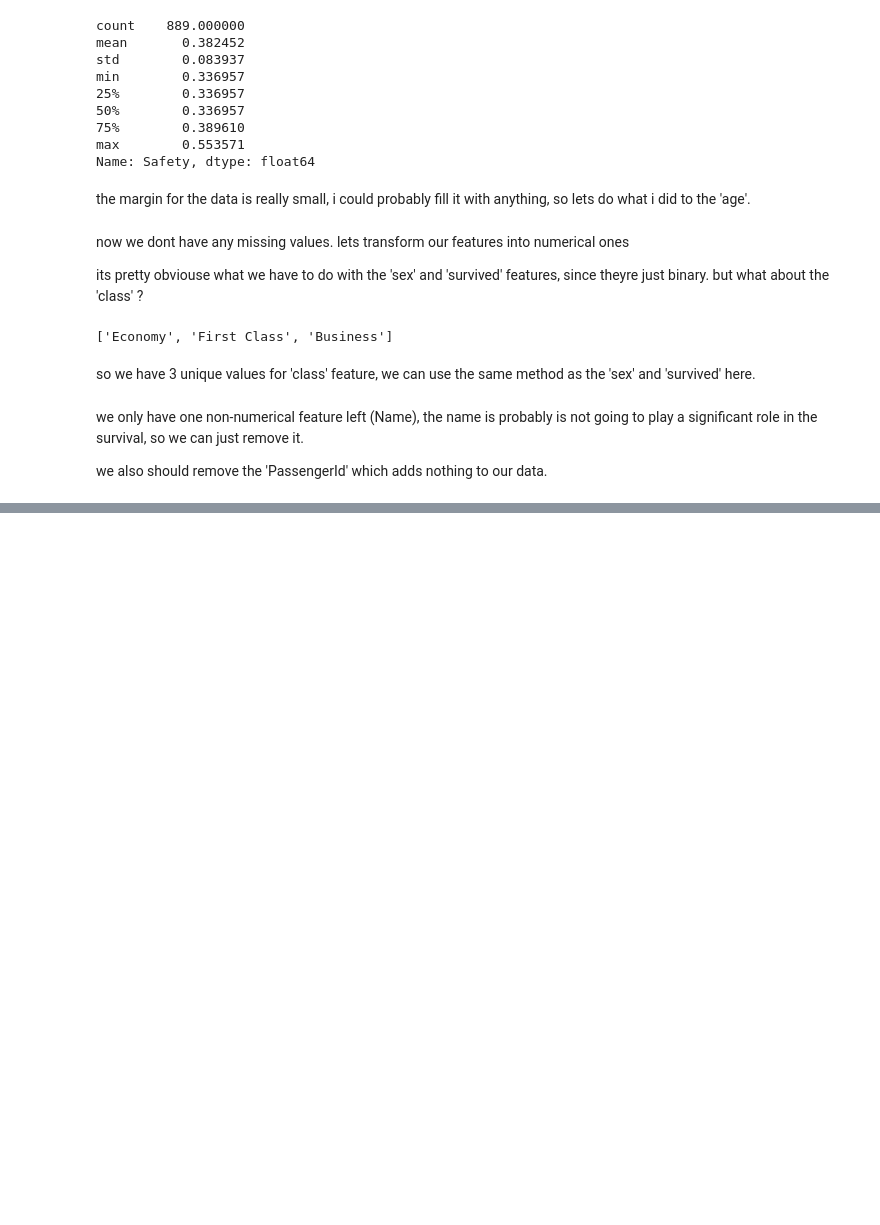
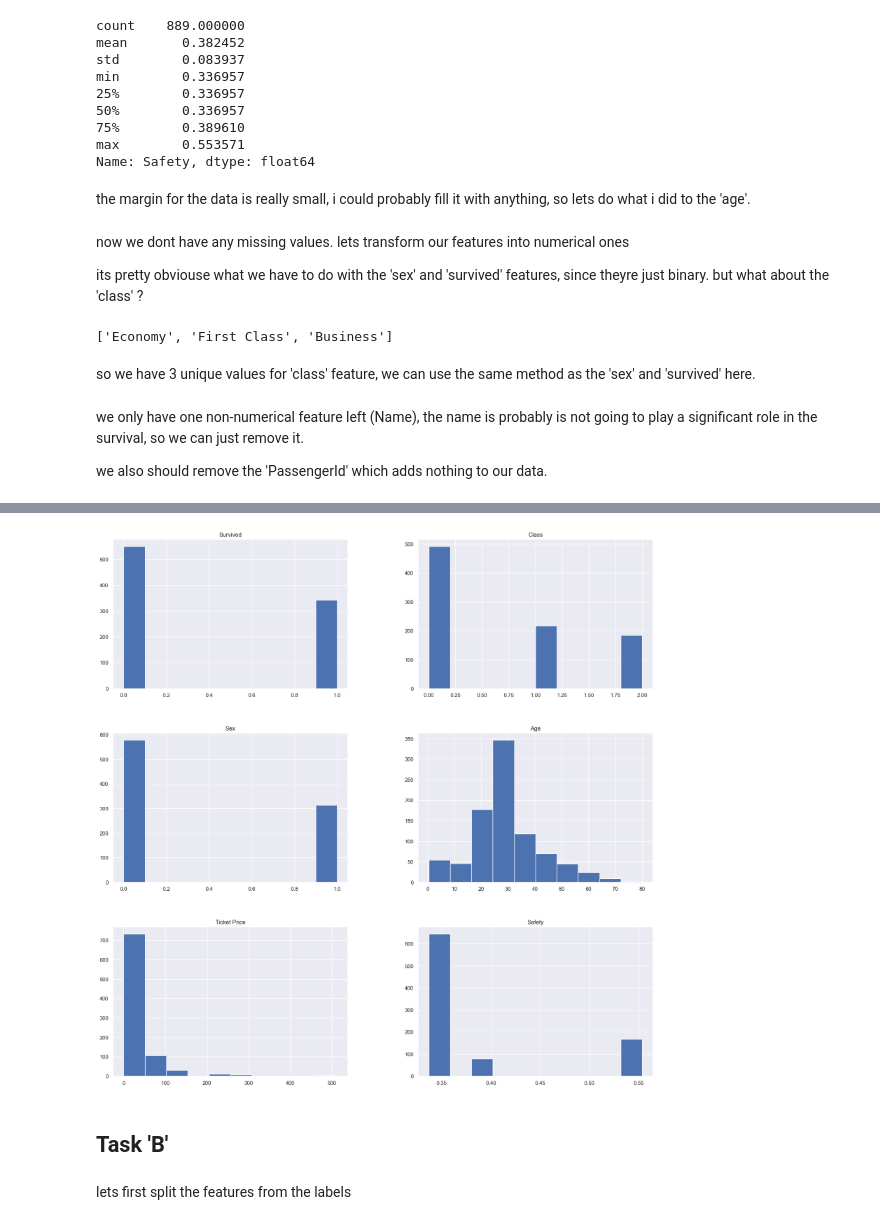
Before and after one commit to MSadegh-Eft/support-vector-machine-ml, a Jupyter notebook: main.ipynb, the cells around one changed output, grey strips where cells are left out. Drawn from its saved outputs; the diff is of its cells as text; code cells hidden in the pictures; blank space fills up the shorter version.

```diff
--- a/main.ipynb
+++ b/main.ipynb
@@ -93,0 +108,4 @@ crash = crash.drop(["Name", "PassengerId"], axis=1)
+# %%
+p = crash.hist(figsize = (20,20))
+# %% [output]
+[figure, added]
@@ -93,0 +114,4 @@ crash = crash.drop(["Name", "PassengerId"], axis=1)
+# %% [markdown]
+## Task 'B'
+# %% [markdown]
+lets first split the features from the labels
```
Also changed, not shown: parts of 5 cells of this notebook.
